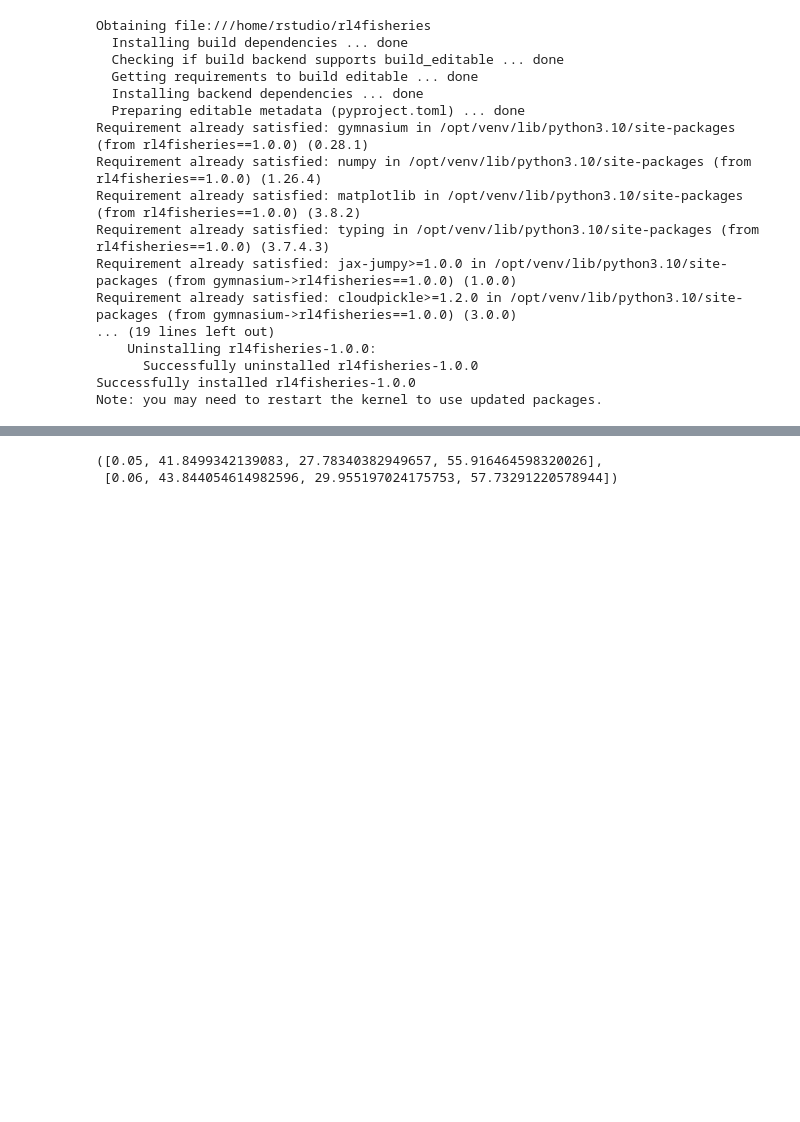
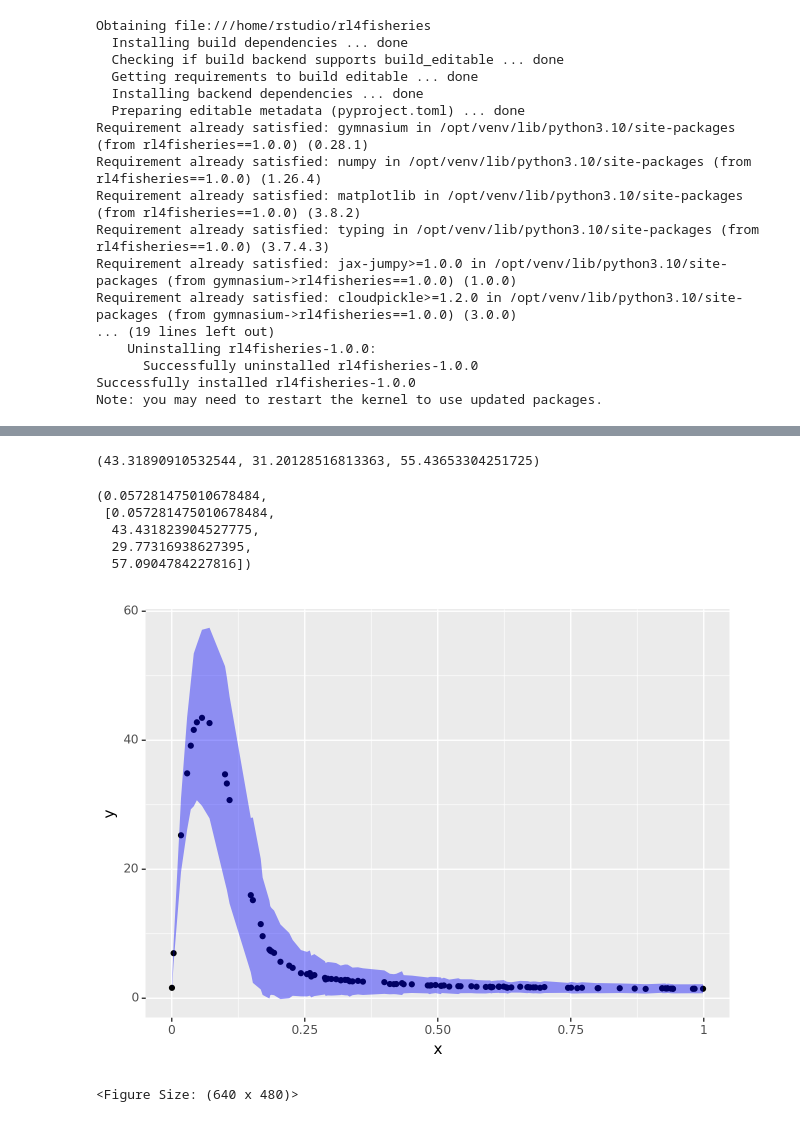
Before and after one commit to petebachant/rl4fisheries, a Jupyter notebook: notebooks/optimal-fixed-policy.ipynb, the cells around one changed output, grey strips where cells are left out. Cells and saved outputs as stored; diff of their text form; code cells hidden in the pictures; blank space fills up the shorter version.

```diff
--- a/notebooks/optimal-fixed-policy.ipynb
+++ b/notebooks/optimal-fixed-policy.ipynb
@@ -26,2 +32,4 @@ import numpy as np
 # %%
 env = Asm()
+# %%
+env.step([0])
@@ -56,5 +93,7 @@ def f(x):
 # %%
-f(0.05), f(0.06)
+# f(0.05), f(0.06)
-# %% [output]
-([0.05, 41.8499342139083, 27.78340382949657, 55.916464598320026],
- [0.06, 43.844054614982596, 29.955197024175753, 57.73291220578944])
+# %%
+manager = Msy(mortality=0.05)
+gather_stats(manager, env)
+# %% [output]
+(43.31890910532544, 31.20128516813363, 55.43653304251725)
@@ -60,0 +108,18 @@ f(0.05), f(0.06)
+# %%
+opt_msy = max(results, key= lambda r: r[1])[0]
+opt_msy, msy_optimum_result
+# %% [output]
+(0.057281475010678484,
+ [0.057281475010678484,
+  43.431823904527775,
+  29.77316938627395,
+  57.0904784227816])
+# %%
+df = pl.from_records(results, schema=["x", "y", "ymin", "ymax"])
+
+from plotnine import ggplot, aes, geom_point, geom_ribbon
+
+ggplot(df, aes("x", "y", ymin = "ymin", ymax = "ymax")) + geom_point() + geom_ribbon(alpha=0.4, fill="blue")
+# %% [output]
+[figure, added]
+<Figure Size: (640 x 480)>
```
Also changed, not shown: parts of 21 cells of this notebook.
